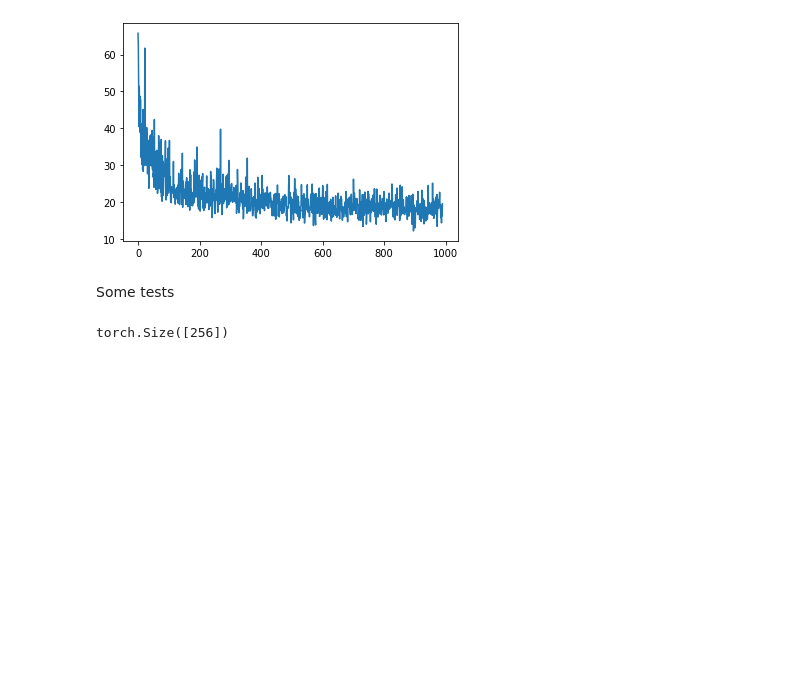
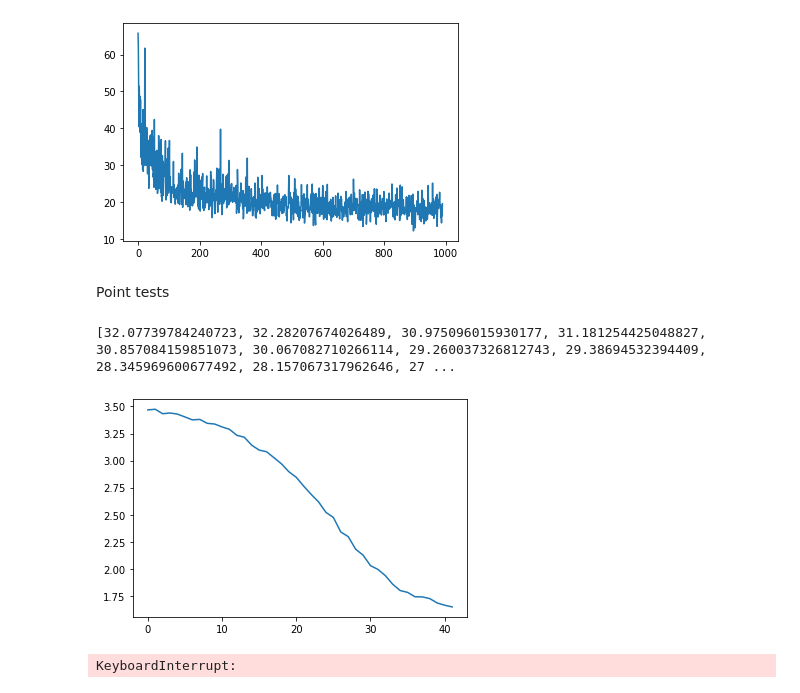
Before and after one commit to limon8884/delivery-RL, a Jupyter notebook: notebook.ipynb, the cells around one changed output. Saved outputs shown, nothing was run; the diff lists cells and outputs as text; code cells hidden in the pictures; blank space fills up the shorter version.

```diff
--- a/notebook.ipynb
+++ b/notebook.ipynb
@@ -204,10 +206,51 @@ plt.plot(losses[10:])
 [<matplotlib.lines.Line2D at 0x...>]
 [figure]
 # %% [markdown]
-Some tests
+Point tests
-# %%
-oe = OrderEncoder()
-o = random_order(bounds)
-oe(o, 0).shape
-# %% [output]
-torch.Size([256])
+# %%
+batch_size = 64
+n_epochs = 1000 + 1
+n_iters = 100
+bounds = (Point(0, 0), Point(10, 10))
+device = None #torch.device('cuda:0')
+
+net = PointDistNet(64, 128, device)
+scorer = ETAScoring()
+# optimizer = torch.optim.SGD(net.parameters(), lr=0.001, momentum=0.9)
+optimizer = torch.optim.Adam(net.parameters(), lr=1e-5)
+scheduler = torch.optim.lr_scheduler.OneCycleLR(optimizer, max_lr=1e-4, epochs=n_epochs, steps_per_epoch=n_iters)
+
+losses = []
+# %%
+for epoch in range(n_epochs):
+    rolling_loss = []
+    for iter in range(n_iters):
+        real_distances = []
+        pts1 = []
+        pts2 = []
+        for _ in range(batch_size):
+            p1 = get_random_point(bounds)
+            p2 = get_random_point(bounds)
+            pts1.append(p1)
+            pts2.append(p2)
+            real_distances.append(distance(p1, p2))
+
+        optimizer.zero_grad()
+        mse_loss = nn.MSELoss()
+        preds = net(pts1, pts2)
+        loss = mse_loss(preds, torch.tensor(real_distances, device=net.device))
+        loss.backward()
+        optimizer.step()
+
+        rolling_loss.append(loss.item())
+
+    losses.append(np.mean(rolling_loss))
+    if epoch % 1 == 0:
+        clear_output()
+        print(losses[-50:])
+        plt.plot(np.log(losses))
+        plt.show()
+# %% [output]
+[32.07739784240723, 32.28207674026489, 30.975096015930177, 31.181254425048827, 30.857084159851073, 30.067082710266114, 29.260037326812743, 29.38694532394409, 28.345969600677492, 28.157067317962646, 27 ...
+[figure, added]
+KeyboardInterrupt:
```
Also changed, not shown: parts of 2 cells of this notebook, 2 other files.
